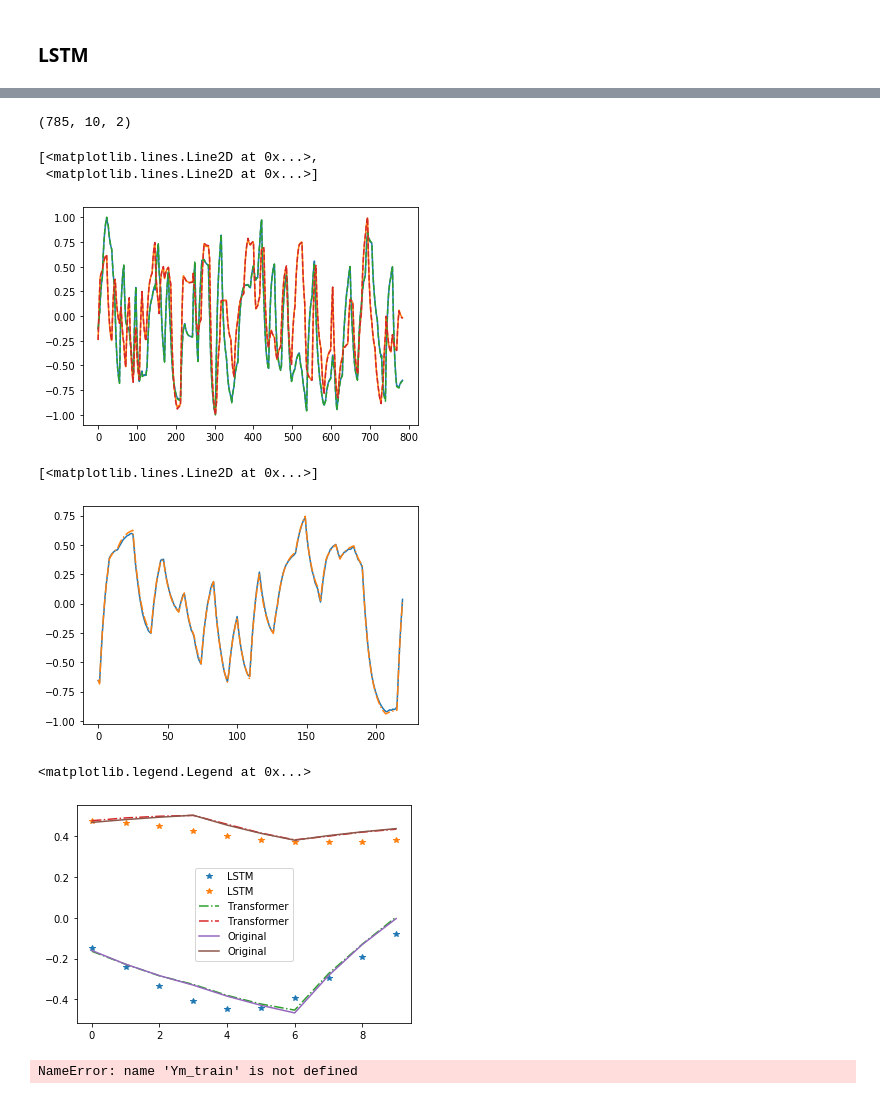
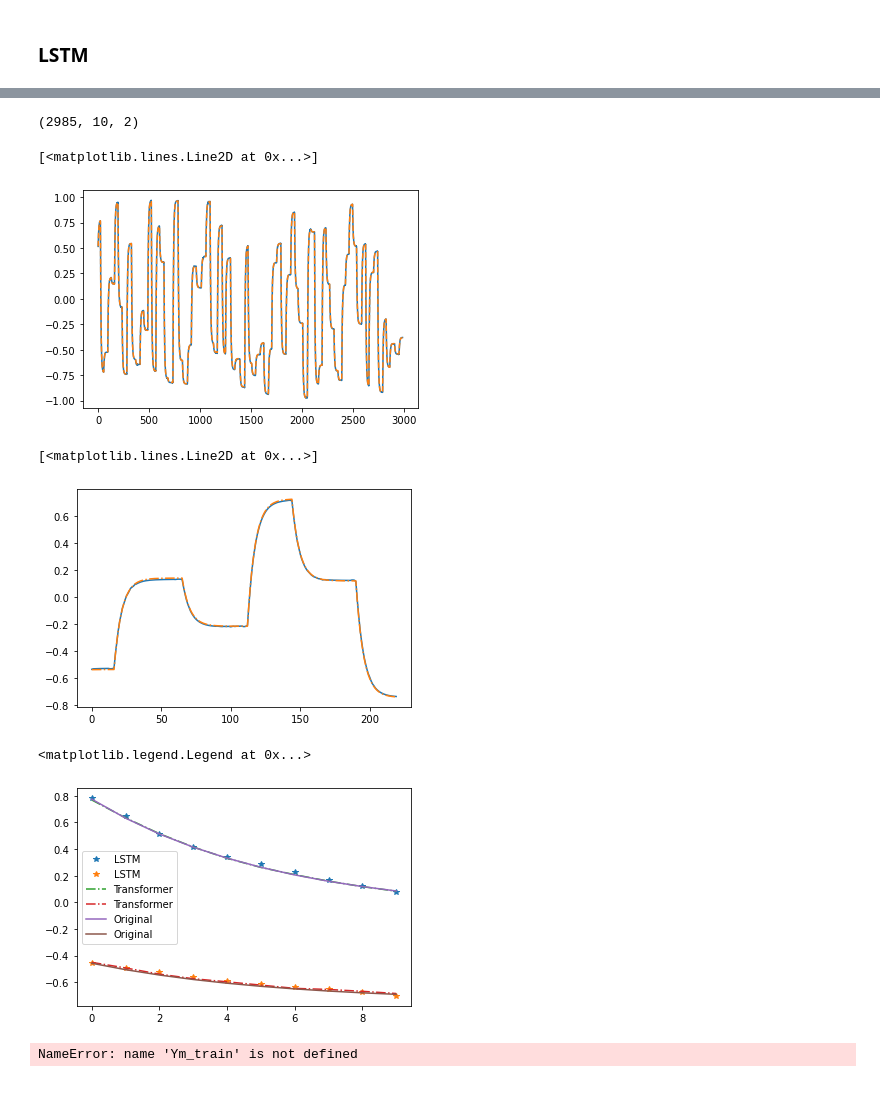
Before and after one commit to BYU-PRISM/Transformer_MPC, a Jupyter notebook: 02_Surrogate/FOPDT/MIMO/01_2_Transformer_Training_FOPDT_Multistep_prediction.ipynb, the cells around one changed output, grey strips where cells are left out. Cells and saved outputs as stored; diff of their text form; code cells hidden in the pictures.

```diff
--- a/02_Surrogate/FOPDT/MIMO/01_2_Transformer_Training_FOPDT_Multistep_prediction.ipynb
+++ b/02_Surrogate/FOPDT/MIMO/01_2_Transformer_Training_FOPDT_Multistep_prediction.ipynb
@@ -48,7 +48,7 @@ from keras.callbacks import EarlyStopping
 from keras.models import load_model
 from tqdm.keras import TqdmCallback
 # %%
-data = pd.read_pickle(path + 'MIMO_open_loop_data_1600.pkl')
+data = pd.read_pickle(path + 'MIMO_open_loop_data_6000.pkl')
 data = pd.DataFrame(np.array(data).T, columns=['u1', 'u2', 'y1', 'y2'])
 # %%
 data["y1"][1:] = data["y1"][0:-1]
@@ -355,5 +369,5 @@ Text(0.5, 0, 'Epochs')
 ### LSTM
 # %%
 # # Load NN Models
-model_lstm = load_model(path + 'MPC_MIMO_FOPDT_multistep_LSTM.h5')
-model_trans = load_model(path + 'MPC_MIMO_FOPDT_multistep_Trans.h5')
+model_lstm = load_model('MPC_MIMO_FOPDT_multistep_LSTM_6000.h5')
+model_trans = load_model('MPC_MIMO_FOPDT_multistep_Trans_6000.h5')
@@ -430,32 +436,31 @@ Yp_val_trans = model_trans.predict(X_val)
 # %%
 Y_train.shape
 # %% [output]
-(785, 10, 2)
+(2985, 10, 2)
 # %%
-plt.plot(Yp_val_trans[:,5,:])
-plt.plot(Y_val[:,5,:],"--")
+plt.plot(Yp_val_trans[:,5,0])
+plt.plot(Y_val[:,5,0],"--")
 # %% [output]
-[<matplotlib.lines.Line2D at 0x...>,
- <matplotlib.lines.Line2D at 0x...>]
+[<matplotlib.lines.Line2D at 0x...>]
-[figure, old version]
+[figure, new version]
 # %%
 a = Yp_val_trans.reshape(Yp_val_trans.shape[0], Yp_val_trans.shape[2], Yp_val_trans.shape[1])
 b = Y_val.reshape(Y_val.shape[0], Y_val.shape[2], Y_val.shape[1])
 # %%
-plt.plot(a[:220, 0, 5])
-plt.plot(b[:220, 0, 5], '-.')
+plt.plot(a[:220, 0, 9])
+plt.plot(b[:220, 0, 9], '-.')
 # %% [output]
 [<matplotlib.lines.Line2D at 0x...>]
-[figure, old version]
+[figure, new version]
 # %%
-plt.plot(Yp_val_lstm[170], '*', label='LSTM')
-plt.plot(Yp_val_trans[170], '-.', label='Transformer')
+plt.plot(Yp_val_lstm[200], '*', label='LSTM')
+plt.plot(Yp_val_trans[200], '-.', label='Transformer')
 
-plt.plot(Y_val[170], label='Original')
+plt.plot(Y_val[200], label='Original')
 plt.legend()
 # %% [output]
 <matplotlib.legend.Legend at 0x...>
-[figure, old version]
+[figure, new version]
 # %%
 # plt.plot(data.index[window:cut_index-P],Ym_train[:,0],'b-',label='Measured')
 # plt.plot(data.index[window:cut_index-P],Yu_train_lstm[:,0],'r-',label='LSTM')
```
Also changed, not shown: parts of 18 cells of this notebook, 14 other files.
